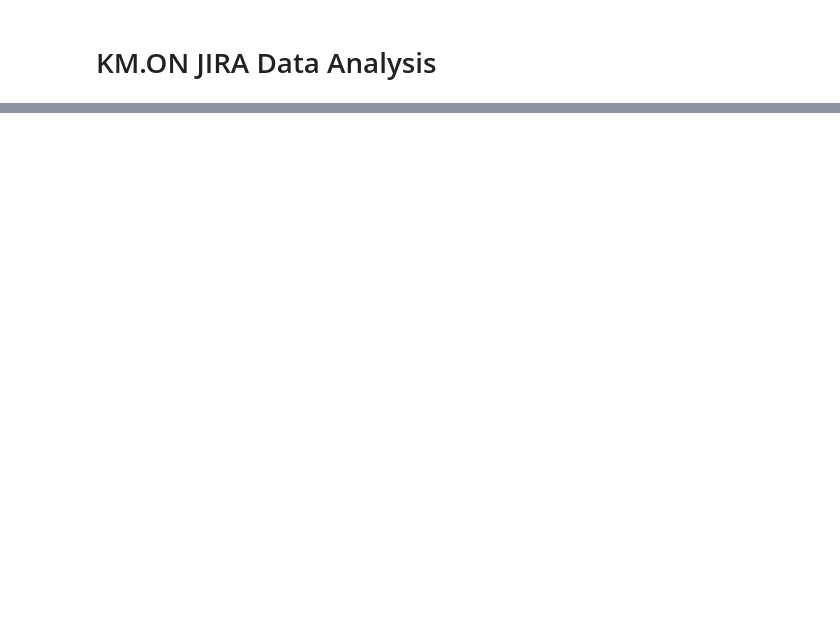
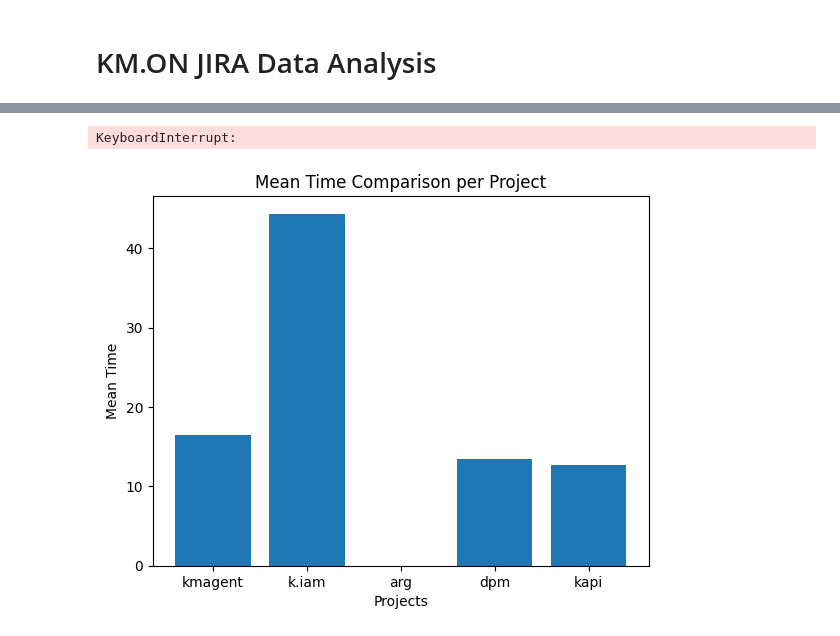
Before and after one commit to mweil372/jupyter-notebooks, a Jupyter notebook: kmon.jira.ipynb, the cells around one changed output, grey strips where cells are left out. Saved outputs shown, nothing was run; the diff lists cells and outputs as text; code cells hidden in the pictures; blank space fills up the shorter version.

```diff
--- a/kmon.jira.ipynb
+++ b/kmon.jira.ipynb
@@ -48,0 +11,8 @@ header: Expect-CT: report-uri="https://web-security-reports.services.atlassian.c
+# %%
+#Retrieve all stories in the current sprint
+jira_server = 'https://kmooon.atlassian.net/'
+jira_options =  {'server': jira_server}
+jira = JIRA(options=jira_options, basic_auth=("mario.weil@kmon.net", "ATATT3xFfGF0490cSQwvMxk1ihxcphWcJCMSlG0Rv6WLuRhFu7ksNlgP0QAGcCVkB35VhIybtX1Y0zs-KtrYe0e-4AkqlItrUnzuVTMDeGs0wznMfFaHWOG-8yh8g9ux9ArpwYQgsMbRvZHSsHRZ3__c_JO2PEpnaO-qMYoWEj1n7yyLDabmhpQ=B86ADFF7"))
+project_keys = ['kmagent', 'k.iam', 'arg', 'dpm', 'kapi']
+# Project key
+project_key = 'KPB'
@@ -48,0 +74,63 @@ header: Expect-CT: report-uri="https://web-security-reports.services.atlassian.c
+# %%
+# Initialize an empty dataframe
+df = pd.DataFrame()
+
+# Get all bugs and stories in the projects
+for project_key in project_keys:
+    jql = f'project = {project_key} AND issuetype in (Bug, Story) AND resolutiondate is not EMPTY'
+    issues = jira.search_issues(jql, maxResults=False)
+
+    # Extract relevant data from each issue
+    for issue in issues:
+        creation_date = issue.fields.created
+        resolution_date = issue.fields.resolutiondate
+        time_to_done = pd.to_datetime(resolution_date) - pd.to_datetime(creation_date)
+        temp_df = pd.DataFrame({
+            'Project': [project_key],
+            'Issue': [issue.key],
+            'Issue Type': [issue.fields.issuetype.name],
+            'Time to Done': [time_to_done.total_seconds() / 86400]  # in days
+        })
+        df = pd.concat([df, temp_df], ignore_index=True)
+
+# Calculate mean time to done for each issue type in each project
+mean_times = df.groupby(['Project', 'Issue Type'])['Time to Done'].mean().unstack()
+
+# Plot mean times
+mean_times.plot(kind='bar', stacked=False)
+plt.ylabel('Mean Time to Done (hours)')
+plt.title('Mean Time to Done for Bugs and Stories')
+plt.show()
+# %% [output]
+KeyboardInterrupt:
+# %%
+#Iterate through stories of the (projects) and retrieve information
+df = pd.DataFrame()
+bug_mean_time_list = []
+bug1_mean_time_list = []
+story_mean_time_list = []
+for project in project_keys:
+     jql = f'project = {project} AND type in (Bug, Story, Task) AND status = Done AND created >= -180d'
+     stories = jira.search_issues(jql)
+     # Create dataframe from stories
+     df_tmp = pd.DataFrame([(s.key, s.fields.summary, s.fields.issuetype.name, s.fields.status.name, s.fields.assignee, s.fields.created, s.fields.resolutiondate) for s in stories], \
+          columns=['Key', 'Summary', 'Type', 'Status', 'Assignee', 'Created', 'Resolution'])
+
+     df_tmp['Resolution'] = pd.to_datetime(df_tmp['Resolution'])
+     df_tmp['Created'] = pd.to_datetime(df_tmp['Created'])
+     df_tmp['difference_in_days'] = (df_tmp['Resolution'] - df_tmp['Created']).dt.days
+
+     #calculating the mean time for recovery
+     bug_mean_time_list.append(df_tmp.loc[df_tmp['Type'] == 'Bug', 'difference_in_days'].mean())
+     story_mean_time_list.append(df_tmp.loc[df_tmp['Type'] == 'Story', 'difference_in_days'].mean())
+
+     df = pd.concat([df, df_tmp], ignore_index=True)
+# %%
+plt.bar(project_keys, story_mean_time_list)
+plt.title("Mean Time Comparison per Project")
+plt.xlabel("Projects")
+plt.ylabel("Mean Time")
+
+plt.show()
+# %% [output]
+[figure, added]
```
Also changed, not shown: parts of 6 cells of this notebook, 12 other files.
